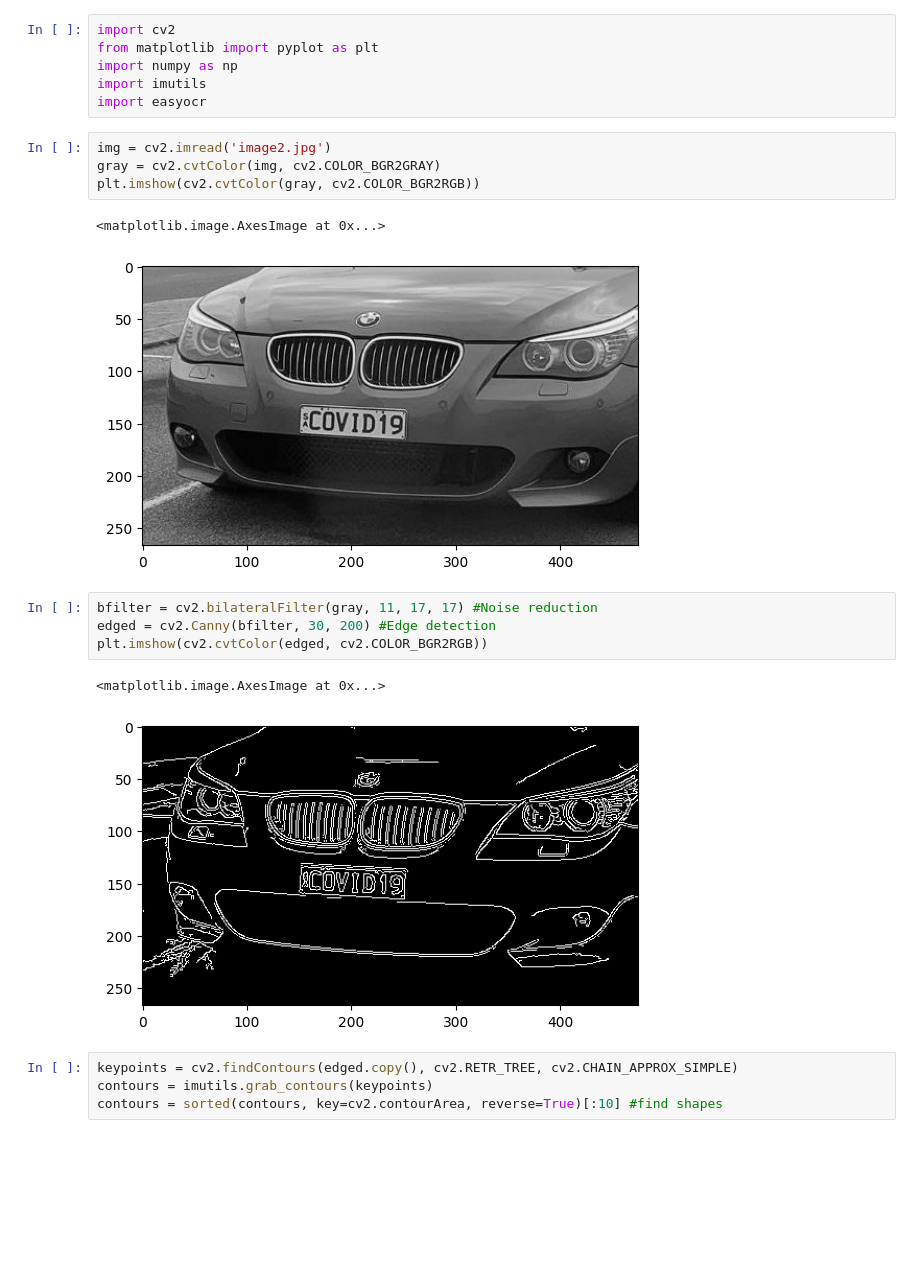
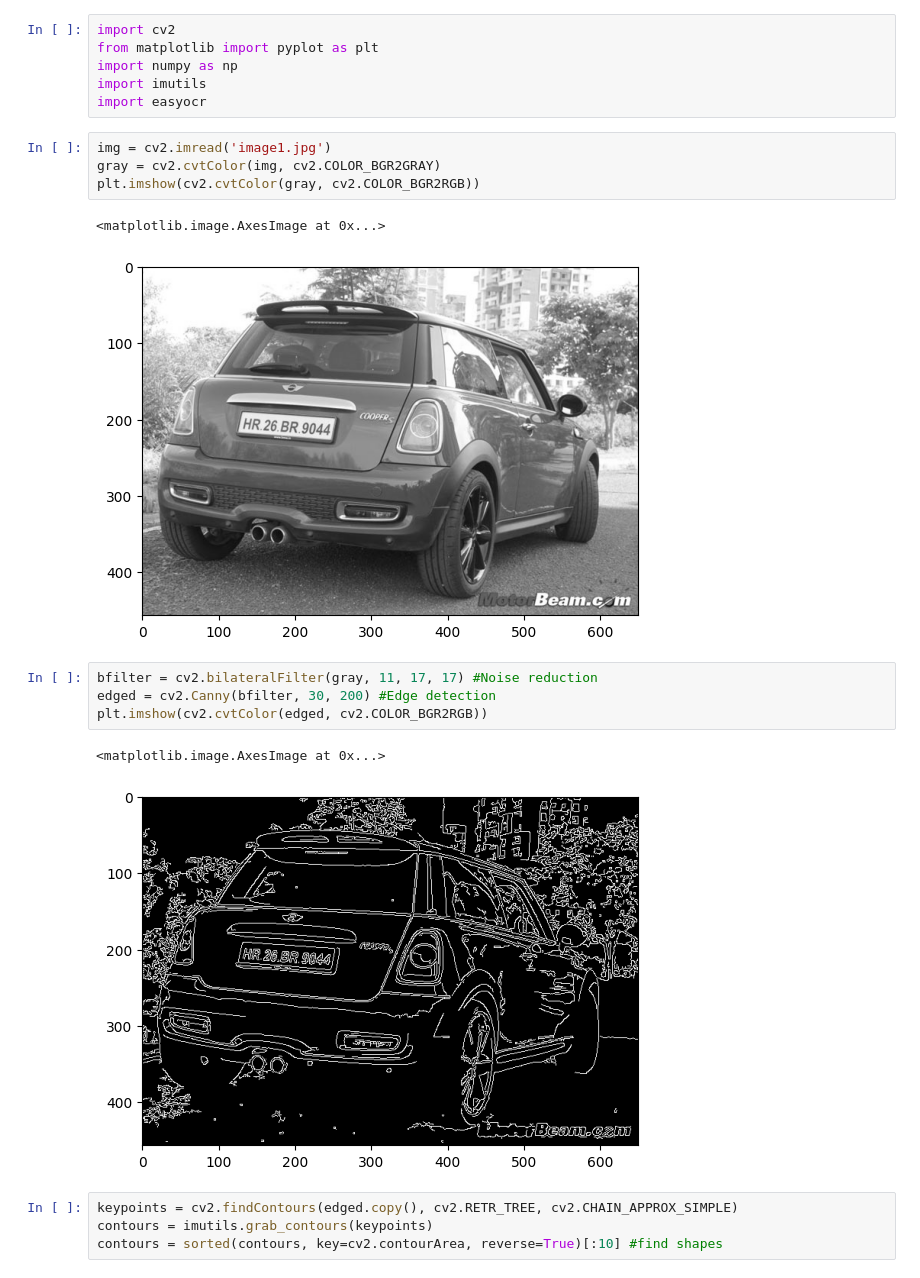
Before and after one commit to MansiBhayade/Vehicle-Number-Plate-Recognition-System, a Jupyter notebook: vnpr.ipynb, the cells around one changed output. Saved outputs shown, nothing was run; the diff lists cells and outputs as text; blank space fills up the shorter version.

```diff
--- a/vnpr.ipynb
+++ b/vnpr.ipynb
@@ -65,19 +65,19 @@ import numpy as np
 import imutils
 import easyocr
 # %%
-img = cv2.imread('image2.jpg')
+img = cv2.imread('image1.jpg')
 gray = cv2.cvtColor(img, cv2.COLOR_BGR2GRAY)
 plt.imshow(cv2.cvtColor(gray, cv2.COLOR_BGR2RGB))
 # %% [output]
 <matplotlib.image.AxesImage at 0x...>
-[figure, old version]
+[figure, new version]
 # %%
 bfilter = cv2.bilateralFilter(gray, 11, 17, 17) #Noise reduction
 edged = cv2.Canny(bfilter, 30, 200) #Edge detection
 plt.imshow(cv2.cvtColor(edged, cv2.COLOR_BGR2RGB))
 # %% [output]
 <matplotlib.image.AxesImage at 0x...>
-[figure, old version]
+[figure, new version]
 # %%
 keypoints = cv2.findContours(edged.copy(), cv2.RETR_TREE, cv2.CHAIN_APPROX_SIMPLE)
 contours = imutils.grab_contours(keypoints)
```
Also changed, not shown: parts of 5 cells of this notebook, 2 other files.
